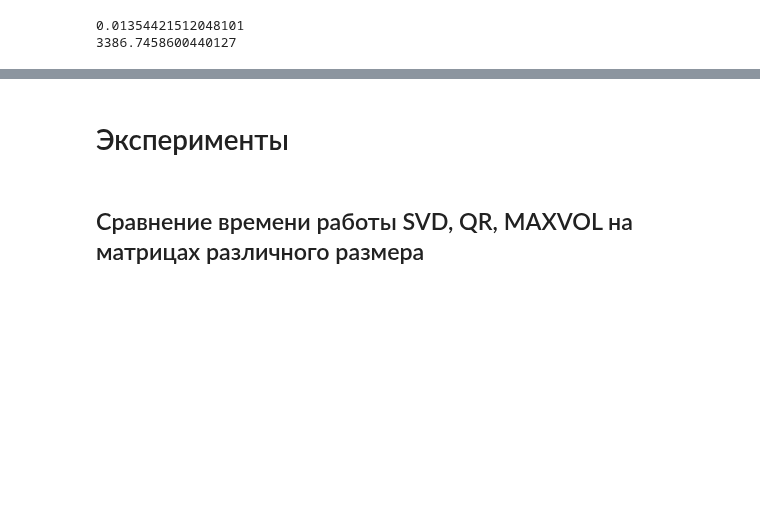
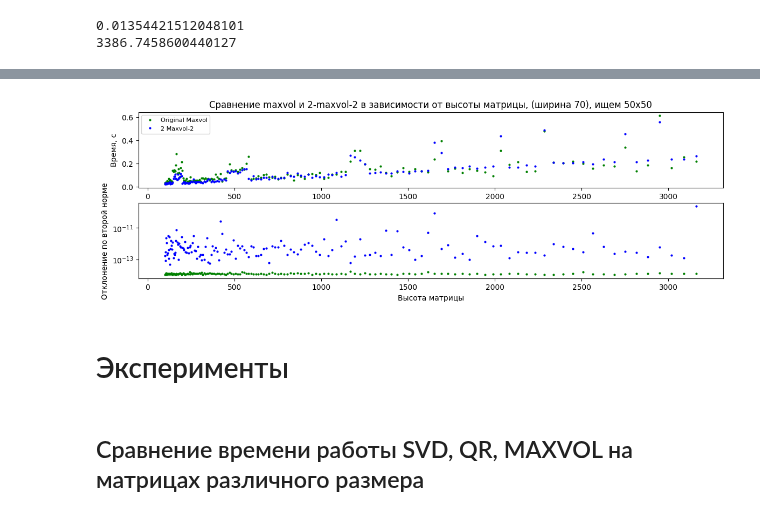
Before and after one commit to ol3gka/AI_Masters_NLA_projects_Matrix_Masters, a Jupyter notebook: Maxvol_code.ipynb, the cells around one changed output, grey strips where cells are left out. Cells and saved outputs as stored; diff of their text form; code cells hidden in the pictures; blank space fills up the shorter version.

```diff
--- a/Maxvol_code.ipynb
+++ b/Maxvol_code.ipynb
@@ -745,7 +779,7 @@ def hmaxvol2 (A: np.array, I:np.array, n:int):
 # %%
 def maxvol22 (A: np.array, I:np.array, J:np.array, n:int, m:int):
     '''
-    Функция доминантную матрицу
+    Функция ищет произвольную доминантную матрицу
 
     :param A: np.ndarray размера m x n -- исходная матрица
     :param I: np.ndarray размера r -- исходный набор строк
@@ -779,3 +842,48 @@ print(matrix_volume(A[np.ix_(I,J)]))
+# %%
+m = 70
+time_dict = {}
+time_dict2 = {}
+precision_dict = {}
+precision_dict2 = {}
+for n in tqdm(np.logspace(2, 3.5, num=150, dtype=int)):
+  # print(n)
+  #a = np.random.rand(n, m, 2).view(dtype=np.complex128).reshape((n,m))
+  a = generator(n,m,50)
+  start_time = time.time()
+  I,J = maxvol_0(a,np.arange(50),np.arange(50))
+  end_time = time.time()
+  time_dict[n]=(end_time - start_time) # секунды
+  precision_dict[n]=(np.linalg.norm(a - a[:,J] @ np.linalg.pinv(a[np.ix_(I,J)]) @ a[I])) # отклонение
+  start_time = time.time()
+  I,J =  maxvol22(a,np.arange(25),np.arange(25),50,50)
+  end_time = time.time()
+  time_dict2[n]=(end_time - start_time) # секунды
+  precision_dict2[n]=(np.linalg.norm(a - a[:,J] @ np.linalg.pinv(a[np.ix_(I,J)]) @ a[I])) # отклонение
+# %%
+time_experiments = pd.DataFrame(data=time_dict.values(), columns=["Original Maxvol"], index=time_dict.keys())
+time_experiments2 = pd.DataFrame(data=time_dict2.values(), columns=["2 Maxvol-2"], index=time_dict.keys())
+fig, ax = plt.subplots(2,1, figsize=(14, 4))
+time_experiments.plot(marker='o', markersize=2, linestyle = 'None', ax=ax[0], c='g')
+time_experiments2.plot(marker='o', markersize=2, linestyle = 'None', ax=ax[0], c='b')
+
+ax[0].legend(loc ="upper left", fontsize=8)
+ax[0].set_title(f'Сравнение maxvol и 2-maxvol-2 в зависимости от высоты матрицы, (ширина 70), ищем 50x50')
+ax[0].set_xlabel(f"")
+ax[0].set_ylabel(f"Время, с")
+
+precision_experiments = pd.DataFrame(data=precision_dict.values(), columns=["Original Maxvol"], index=time_dict.keys())
+precision_experiments2 = pd.DataFrame(data=precision_dict2.values(), columns=["2 Maxvol-2"], index=time_dict.keys())
+precision_experiments.plot(marker='o', markersize=2, linestyle = 'None', ax=ax[1], c='g')
+precision_experiments2.plot(marker='o', markersize=2, linestyle = 'None', ax=ax[1], c='b')
+
+ax[1].get_legend().remove()
+ax[1].set_xlabel(f"Высота матрицы")
+ax[1].set_ylabel(f"Отклонение по второй норме")
+ax[1].set_yscale('log')
+
+plt.show()
+# %% [output]
+[figure, added]
 # %% [markdown]
 # Эксперименты
 # %% [markdown]
```
Also changed, not shown: parts of 5 cells of this notebook.
